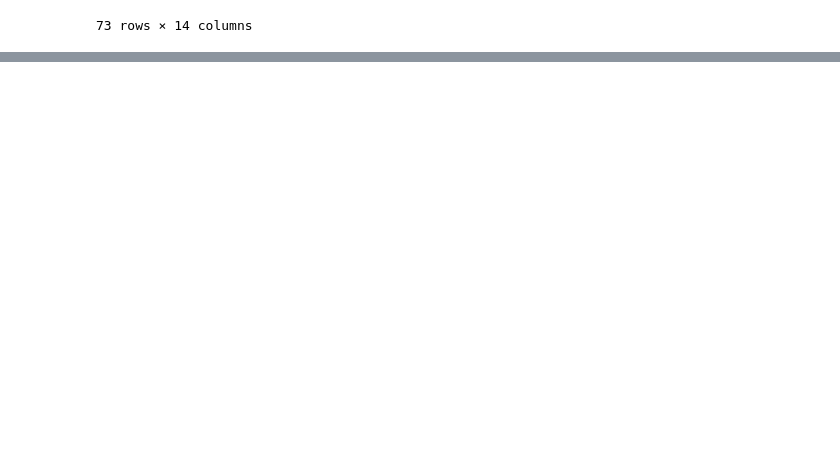
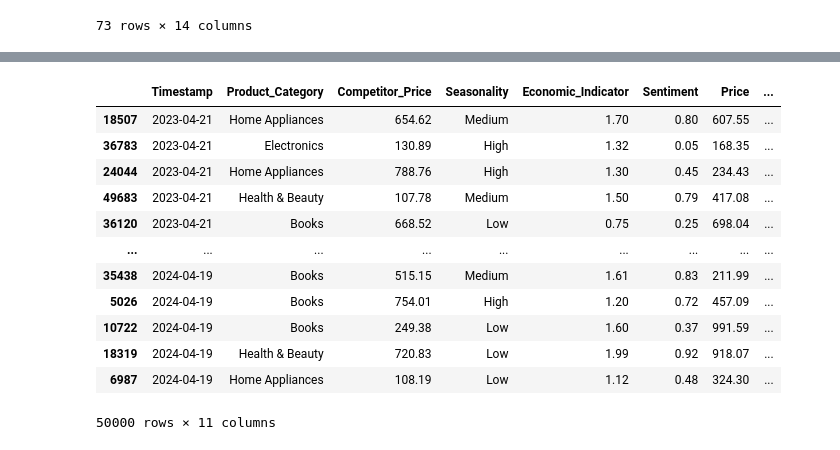
Before and after one commit to theraghavjuneja/dynamic_price, a Jupyter notebook: code.ipynb, the cells around one changed output, grey strips where cells are left out. Cells and saved outputs as stored; diff of their text form; code cells hidden in the pictures; blank space fills up the shorter version.

```diff
--- a/code.ipynb
+++ b/code.ipynb
@@ -394,0 +427,6 @@ Category: Books
+# %%
+import pandas as pd
+df_final['Timestamp'] = pd.to_datetime(df_final['Timestamp'])
+df_final['Timestamp'] = df_final['Timestamp'].dt.date
+
+print(df_final)
@@ -394,0 +467,4 @@ Category: Books
+# %%
+df_sorted = df_final.sort_values(by='Timestamp')
+
+print(df_sorted)
@@ -394,0 +507,2 @@ Category: Books
+# %%
+df_dropped=df_sorted.drop(columns=['Customer_Segment','Purchase_History'])
@@ -394,0 +593,18 @@ Category: Books
+# %%
+df_customer_dropped=df_dropped.drop(columns=['Customer_ID'])
+# %%
+df_customer_dropped
+# %% [output]
+|  | Timestamp | Product_Category | Competitor_Price | Seasonality | Economic_Indicator | Sentiment | Price | ... |
+| 18507 | 2023-04-21 | Home Appliances | 654.62 | Medium | 1.70 | 0.80 | 607.55 | ... |
+| 36783 | 2023-04-21 | Electronics | 130.89 | High | 1.32 | 0.05 | 168.35 | ... |
+| 24044 | 2023-04-21 | Home Appliances | 788.76 | High | 1.30 | 0.45 | 234.43 | ... |
+| 49683 | 2023-04-21 | Health & Beauty | 107.78 | Medium | 1.50 | 0.79 | 417.08 | ... |
+| 36120 | 2023-04-21 | Books | 668.52 | Low | 0.75 | 0.25 | 698.04 | ... |
+| ... | ... | ... | ... | ... | ... | ... | ... | ... |
+| 35438 | 2024-04-19 | Books | 515.15 | Medium | 1.61 | 0.83 | 211.99 | ... |
+| 5026 | 2024-04-19 | Books | 754.01 | High | 1.20 | 0.72 | 457.09 | ... |
+| 10722 | 2024-04-19 | Books | 249.38 | Low | 1.60 | 0.37 | 991.59 | ... |
+| 18319 | 2024-04-19 | Health & Beauty | 720.83 | Low | 1.99 | 0.92 | 918.07 | ... |
+| 6987 | 2024-04-19 | Home Appliances | 108.19 | Low | 1.12 | 0.48 | 324.30 | ... |
+50000 rows × 11 columns
```
Also changed, not shown: parts of 38 cells of this notebook, 16 other files.
